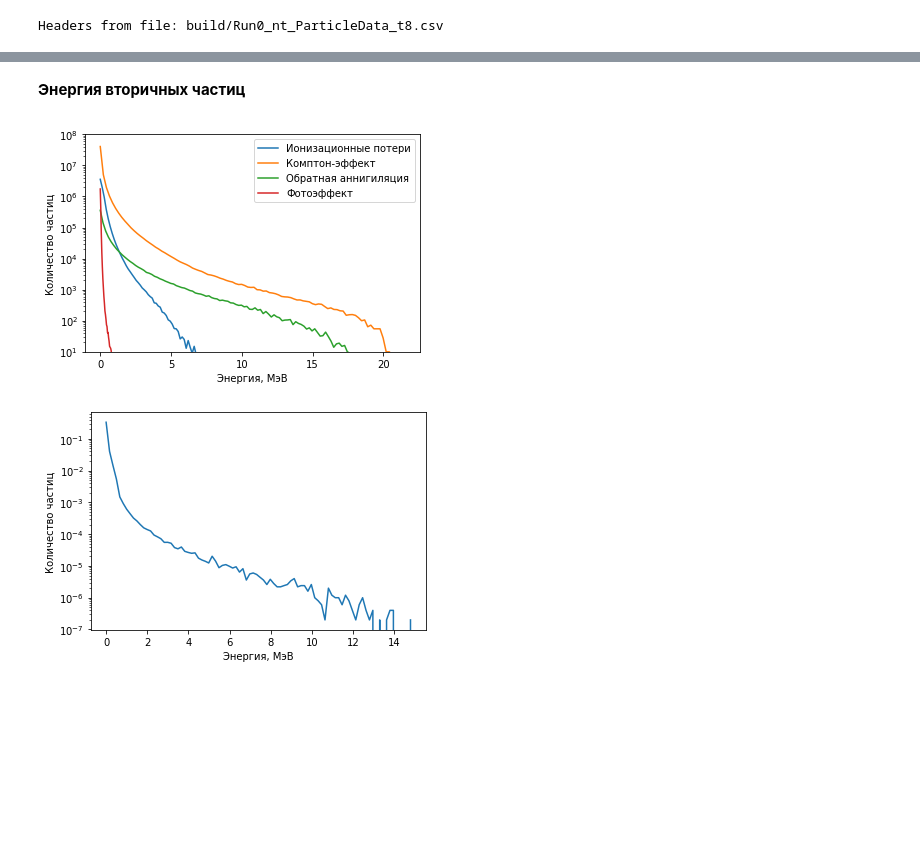
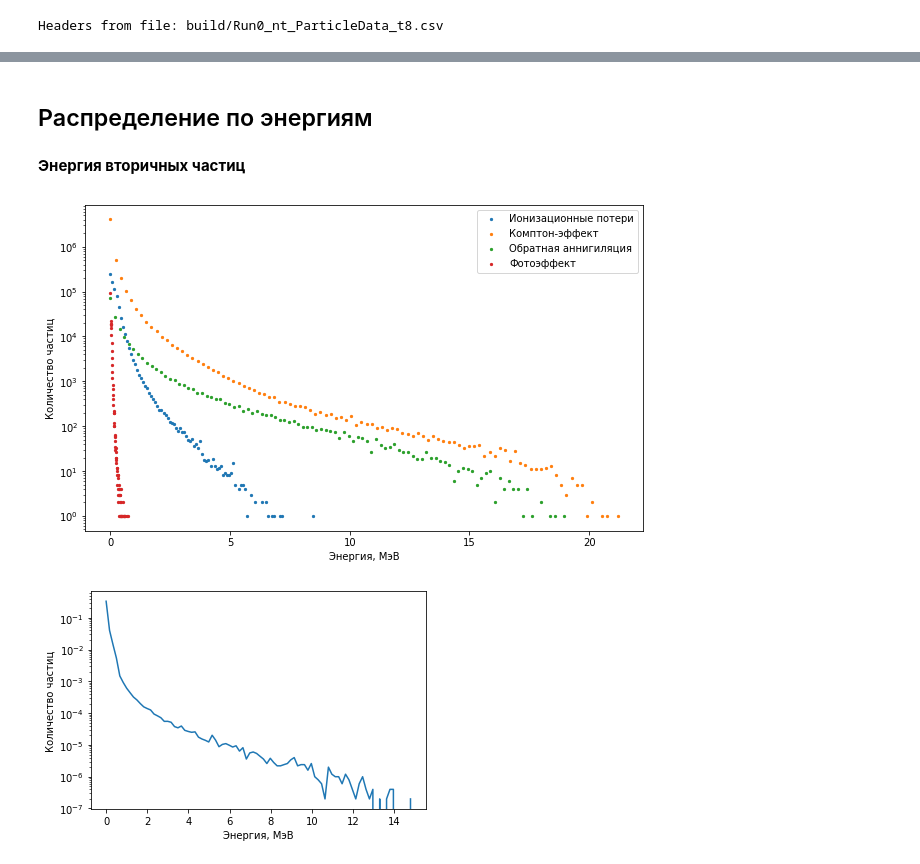
Before and after one commit to annndruha/Distribution-of-secondary-particles-in-tissue-equivalent-materials, a Jupyter notebook: model_cube/ParticlePlotter.ipynb, the cells around one changed output, grey strips where cells are left out. Saved outputs shown, nothing was run; the diff lists cells and outputs as text; code cells hidden in the pictures; blank space fills up the shorter version.

Commit message:
Refactoring, Particle plotter

```diff
--- a/model_cube/ParticlePlotter.ipynb
+++ b/model_cube/ParticlePlotter.ipynb
@@ -6,6 +33,7 @@ import pandas as pd
 import numpy as np
 import glob
 import matplotlib.pyplot as plt
+plt.rcParams["figure.figsize"] = (10,6)
 # %%
 runN = "*" # If take all runs set runN = "*"
 paths = glob.glob(f"build/Run{runN}_nt_ParticleData_t*.csv") #accel_data_secondary
@@ -128,16 +137,0 @@ plt.show()
-# %%
-for name in ['gamma', 'e-', 'e+']:
-    nfilt = data[data['particle_name'] == name]
-    bins = []
-    borders = np.linspace(-20, 20, 100)
-    for i, b in enumerate(borders[:-1]):
-        bin_data = nfilt[nfilt['z']>b][nfilt['z']<borders[i+1]]
-        bins.append(sum(bin_data['dE']))
-    plt.scatter(np.array(borders[:-1])+20, np.array(bins)/sum(np.array(bins)), s=2, label=name)
-    plt.xlim([0, plt.xlim()[1]])
-    plt.ylim([0, plt.ylim()[1]])
-    # plt.yscale('log')
-    plt.legend()
-    plt.ylabel('Доза, норм. ед.')
-    plt.xlabel('Глубина, см')
-plt.show()
@@ -145,0 +176,9 @@ plt.show()
+# %%
+for name in ['e-','e+', 'gamma']:
+    borders, bins = get_z_dose_bins(secondary[secondary['particle_name'] == name])
+    plt.scatter(borders, bins, s=5, label=name)
+plt.yscale('log')
+plt.ylabel('Доза, относительные единицы')
+plt.xlabel('Глубина, см')
+plt.legend()
+plt.show()
@@ -146,2 +187,8 @@ plt.show()
+# %% [markdown]
+## Распределение по энергиям
+# %%
+def get_energy_count_bins(d, bins=100):
+    n, e = np.histogram(d['energy'], bins)
+    return e[:-1], n
 # %% [markdown]
 **Энергия вторичных частиц**
@@ -152,15 +195,19 @@ filt = filt[filt['particle_name'] == 'e-'] # Вторичные электрон
 # %%
 for process in ['eIoni', 'compt', 'conv', 'phot']:
-    proc_data = filt[filt['creator_process'] == process]
-    # n, e, _ = plt.hist(proc_data['energy'], bins=100)
-    n, e = np.histogram(proc_data['energy'], bins=100)
-    plt.plot(e[:-1], n, label=pnames[process]) #
+    energys, counts = get_energy_count_bins(secondary[secondary['creator_process'] == process])
+    plt.scatter(energys, counts, s=5, label=pnames[process])
+
+# for process in ['eIoni', 'compt', 'conv', 'phot']:
+#     proc_data = filt[filt['creator_process'] == process]
+#     # n, e, _ = plt.hist(proc_data['energy'], bins=100)
+#     n, e = np.histogram(proc_data['energy'], bins=100)
+#     plt.plot(e[:-1], n, label=pnames[process]) #
 plt.legend()
-plt.ylim([10, 10**8])
+# plt.ylim([10, 10**8])
 plt.yscale('log')
 plt.ylabel('Количество частиц')
 plt.xlabel('Энергия, МэВ')
 plt.show()
 # %% [output]
-[figure, old version]
+[figure, new version]
 # %%
```
Also changed, not shown: parts of 29 cells of this notebook, 4 other files.
